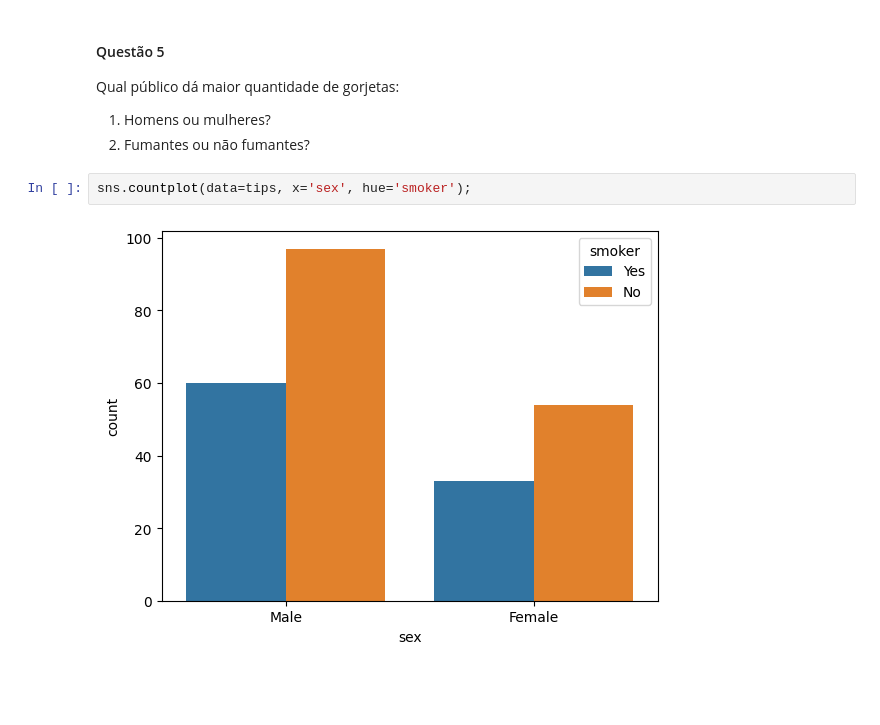
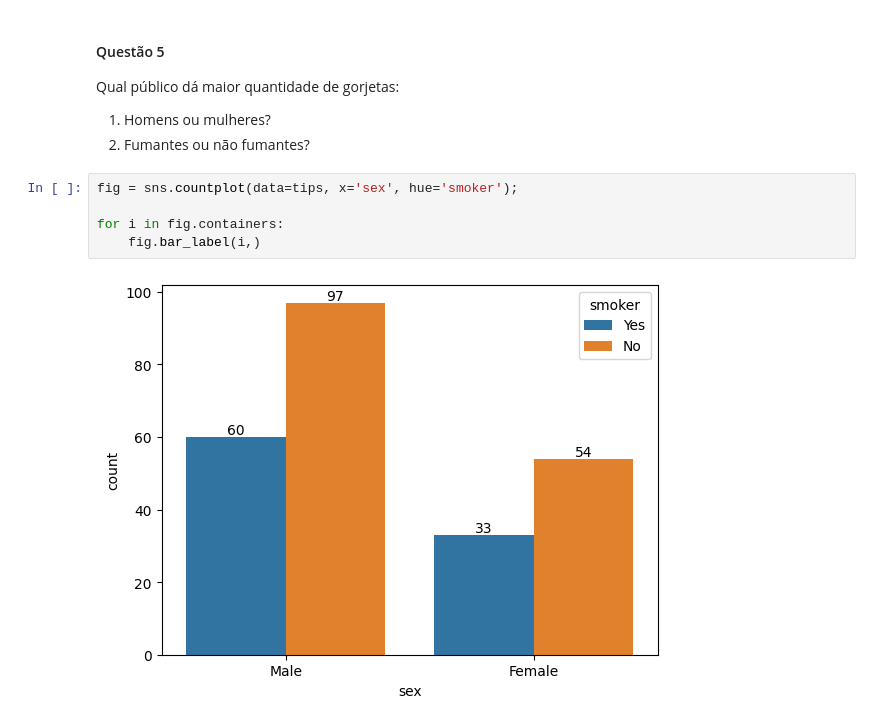
Before and after one commit to cmpbj/ada-diversidadetech-projetos, a Jupyter notebook: aulas/tecnicas_de_programacao_II/atividade_seaborn.ipynb, the cells around one changed output. Saved outputs shown, nothing was run; the diff lists cells and outputs as text; blank space fills up the shorter version.

Commit message:
acrescenta labels em um dos gráficos

```diff
--- a/aulas/tecnicas_de_programacao_II/atividade_seaborn.ipynb
+++ b/aulas/tecnicas_de_programacao_II/atividade_seaborn.ipynb
@@ -55,6 +55,9 @@ Qual público dá maior quantidade de gorjetas:
 1.   Homens ou mulheres?
 2.   Fumantes ou não fumantes?
 # %%
-sns.countplot(data=tips, x='sex', hue='smoker');
+fig = sns.countplot(data=tips, x='sex', hue='smoker');
+
+for i in fig.containers:
+    fig.bar_label(i,)
 # %% [output]
-[figure, old version]
+[figure, new version]
```
